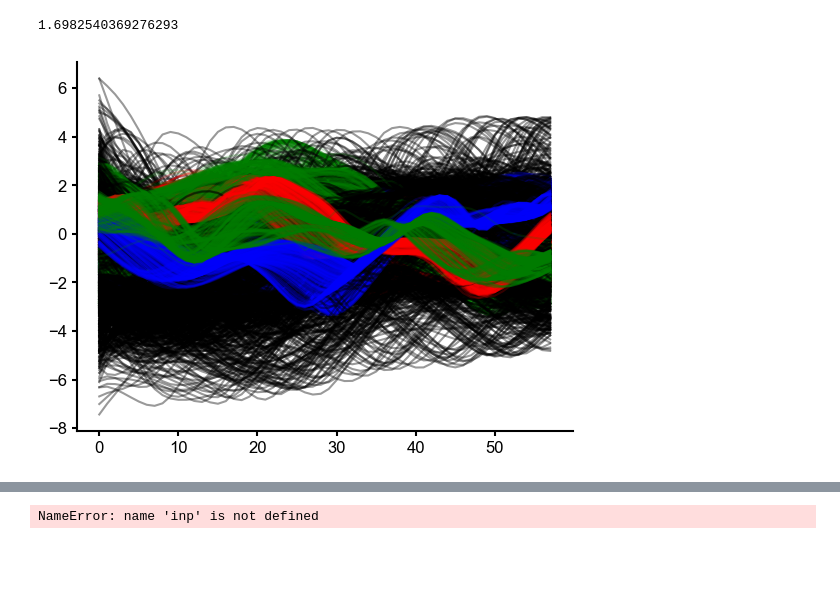
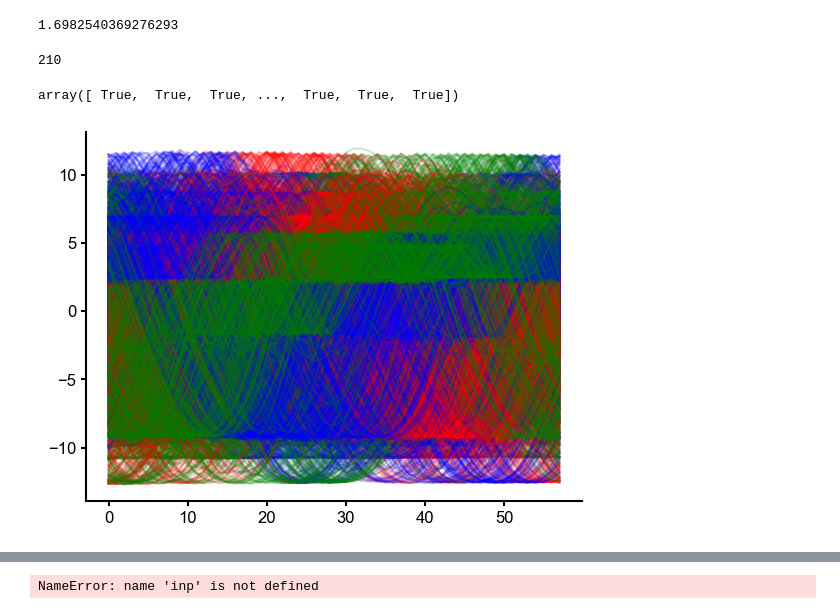
Before and after one commit to mackelab/sequence-memory, a Jupyter notebook: rnn_model/generate_figures/fig_5_b_to_e.ipynb, the cells around one changed output, grey strips where cells are left out. Cells and saved outputs as stored; diff of their text form; code cells hidden in the pictures; blank space fills up the shorter version.

```diff
--- a/rnn_model/generate_figures/fig_5_b_to_e.ipynb
+++ b/rnn_model/generate_figures/fig_5_b_to_e.ipynb
@@ -960,61 +960,72 @@ period= int(1000/(f*settings['deltaT']))
 f
 # %% [output]
 1.6982540369276293
+# %%
+all_trials = np.array(list(all_trials))
+np.sum(all_trials[:,0]==4)
+# %% [output]
+210
+# %%
+np.sum(all_trials==4,axis=1).astype(bool)
+# %% [output]
+array([ True,  True,  True, ...,  True,  True,  True])
 # %%
-def get_W(stim_ind,f,settings,batch_size,net,rec_noise=0,stim_st=120, trial_dur=400,code_st=300,alpha=0.05):
+all_trials = set(permutations(np.arange(8), int(4)))
+all_trials = np.array(list(all_trials))
+
+def get_W(stim_ind,f,settings,net,rec_noise=0,stim_st=20, trial_dur=400,code_st=300,alpha=0.05):
+
+    trials_inc = np.arange(len(all_trials))[np.sum(all_trials==stim_ind,axis=1).astype(bool)]
+    batch_size= len(trials_inc)
 
     settings["batch_size"]=batch_size
     period= int(1000/(f*settings['deltaT']))
     #-----
     #ST1
     inp = np.zeros((8,batch_size,trial_dur))
     rstims = np.arange(0,8)
     stim_dur = 20
     ph_inc = (2*20/period)*2*np.pi
     Y = np.tile(np.linspace(0,np.pi*2,period),(batch_size,1))
+    st=stim_st
 
-    #make random stims
-    st=stim_st
-    for _ in np.arange(4):
-        st+=2*stim_dur
-        for i,sti in enumerate(np.random.choice(rstims,batch_size//4)):
-            inp[sti,i,st:st+stim_dur]=1
-    #add stim
-    st=stim_st
-    b_inc = batch_size//4
+    labels=np.zeros(batch_size)
+    for i, trial_ind in enumerate(trials_inc):
+        st=stim_st
+        for pos_ind in range(4):
+            st_ind = all_trials[trial_ind,pos_ind]
+            inp[st_ind,i,st:st+stim_dur]=1
+            if st_ind==stim_ind:
+                Y[i]+=ph_inc*pos_ind
+                labels[i]=pos_ind
+            st+=2*stim_dur
 
-    for i in np.arange(4):
-        st+=2*stim_dur
-        inp[stim_ind,i*b_inc:(i+1)*b_inc,st:st+stim_dur]=1
-        #print(i,ph_inc)
-        #print(i*b_inc,(i+1)*b_inc)
-        Y[i*b_inc:]+=ph_inc
     Y=np.sin(Y)
     #Y[3*b_inc:]=0
     net.rec_noise=rec_noise
     x, r, o = net.predict(settings, inp)
     sig2 = r[code_st:code_st+period,:,:]
     X=sig2
     X=np.transpose(X,(2,0,1))
     X=X.reshape(batch_size*period,200)
     Y=Y.reshape(batch_size*period,1)
 
     clf = Ridge(alpha=alpha,fit_intercept=True)
     clf.fit(X, Y)
-    return x,clf.coef_[0]
+    return Y, x,clf.coef_[0],labels
 ws = []
-batch_size=1000
 for i in range(8):
-    x,proj_w=get_W(i,1.25,settings,batch_size,net,alpha=0.05)
+    y, x,proj_w,labels=get_W(i,1.25,settings,net,alpha=0.05)
     ws.append(proj_w)
-    t2=300
-    for i in range(batch_size//4):
-        plt.plot(x[t2:t2+period,:,i]@proj_w,color='black',alpha=0.4)
-    for i in range(batch_size//4,batch_size//2):
+    t2=-100
+    trials_inc = np.arange(len(all_trials))[np.sum(all_trials==i,axis=1).astype(bool)]
+    batch_size= len(trials_inc)
+
+    for i in np.arange(batch_size)[labels==0]:
         plt.plot(x[t2:t2+period,:,i]@proj_w,color='red',alpha=0.2)
-    for i in range(batch_size//2,batch_size-batch_size//4):
+    for i in np.arange(batch_size)[labels==1]:
         plt.plot(x[t2:t2+period,:,i]@proj_w,color='blue',alpha=0.2)
-    for i in range(batch_size-batch_size//4,batch_size):
+    for i in np.arange(batch_size)[labels==2]:
         plt.plot(x[t2:t2+period,:,i]@proj_w,color='green',alpha=0.2)
 # %% [output]
-[figure, old version]
+[figure, new version]
```
Also changed, not shown: parts of 21 cells of this notebook.
